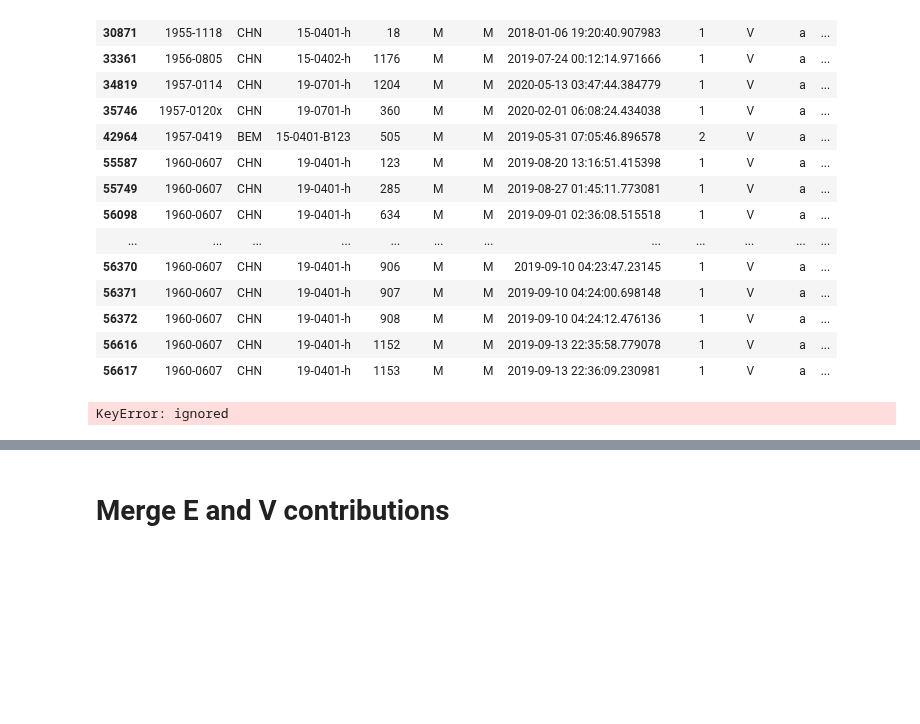
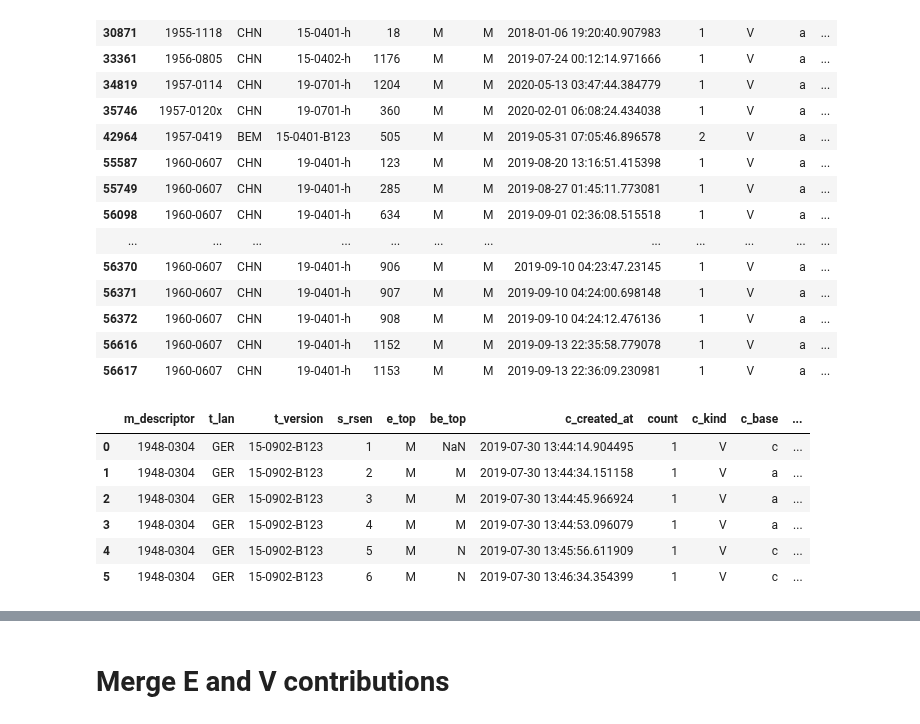
Before and after one commit to ClosedLoopAI/data-science-masters-thesis, a Jupyter notebook: _notebooks/2020-10-19-PredictTranslationWordAndCharCount_1.ipynb, the cells around one changed output, grey strips where cells are left out. Cells and saved outputs as stored; diff of their text form; code cells hidden in the pictures; blank space fills up the shorter version.

```diff
--- a/_notebooks/2020-10-19-PredictTranslationWordAndCharCount_1.ipynb
+++ b/_notebooks/2020-10-19-PredictTranslationWordAndCharCount_1.ipynb
@@ -680,11 +680,17 @@ df_V[df_V['e_content']=='']
 # %%
 #
 #add chars column
 df_V['chars'] = [len(e) for e in df_V['e_content']] #TypeError: object of type 'float' has no len()
 # df_V['chars'] = [len(e) if type(e)==str else 1 for e in df_V['e_content']]
-df_V.loc[:5,['m_descriptor','t_lan','t_version','s_rsen','e_top','be_top','c_created_at','c_created_at_count','c_kind','c_base','a_role','chars']]
+df_V.loc[:5,['m_descriptor','t_lan','t_version','s_rsen','e_top','be_top','c_created_at','count','c_kind','c_base','a_role','chars']]
 # %% [output]
-KeyError: ignored
+|  | m_descriptor | t_lan | t_version | s_rsen | e_top | be_top | c_created_at | count | c_kind | c_base | ... |
+| 0 | 1948-0304 | GER | 15-0902-B123 | 1 | M | NaN | 2019-07-30 13:44:14.904495 | 1 | V | c | ... |
+| 1 | 1948-0304 | GER | 15-0902-B123 | 2 | M | M | 2019-07-30 13:44:34.151158 | 1 | V | a | ... |
+| 2 | 1948-0304 | GER | 15-0902-B123 | 3 | M | M | 2019-07-30 13:44:45.966924 | 1 | V | a | ... |
+| 3 | 1948-0304 | GER | 15-0902-B123 | 4 | M | M | 2019-07-30 13:44:53.096079 | 1 | V | a | ... |
+| 4 | 1948-0304 | GER | 15-0902-B123 | 5 | M | N | 2019-07-30 13:45:56.611909 | 1 | V | c | ... |
+| 5 | 1948-0304 | GER | 15-0902-B123 | 6 | M | N | 2019-07-30 13:46:34.354399 | 1 | V | c | ... |
 # %%
 #hide
 df_V
```
Also changed, not shown: parts of 9 cells of this notebook.
